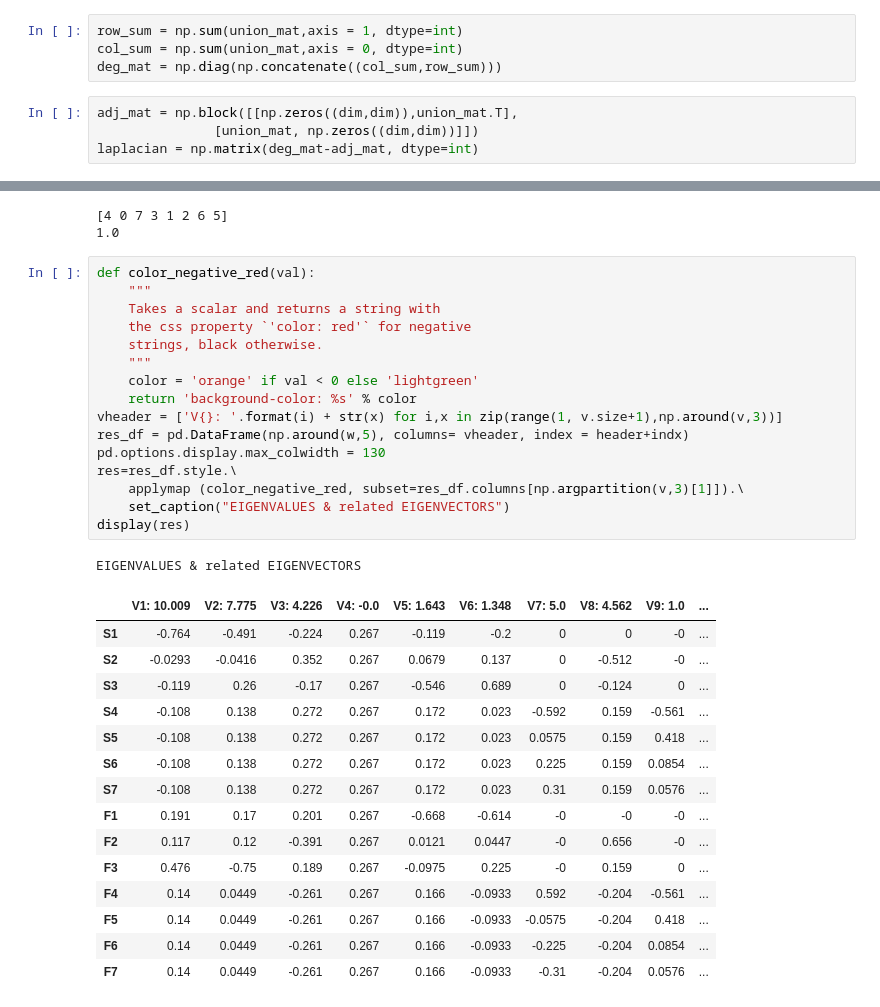
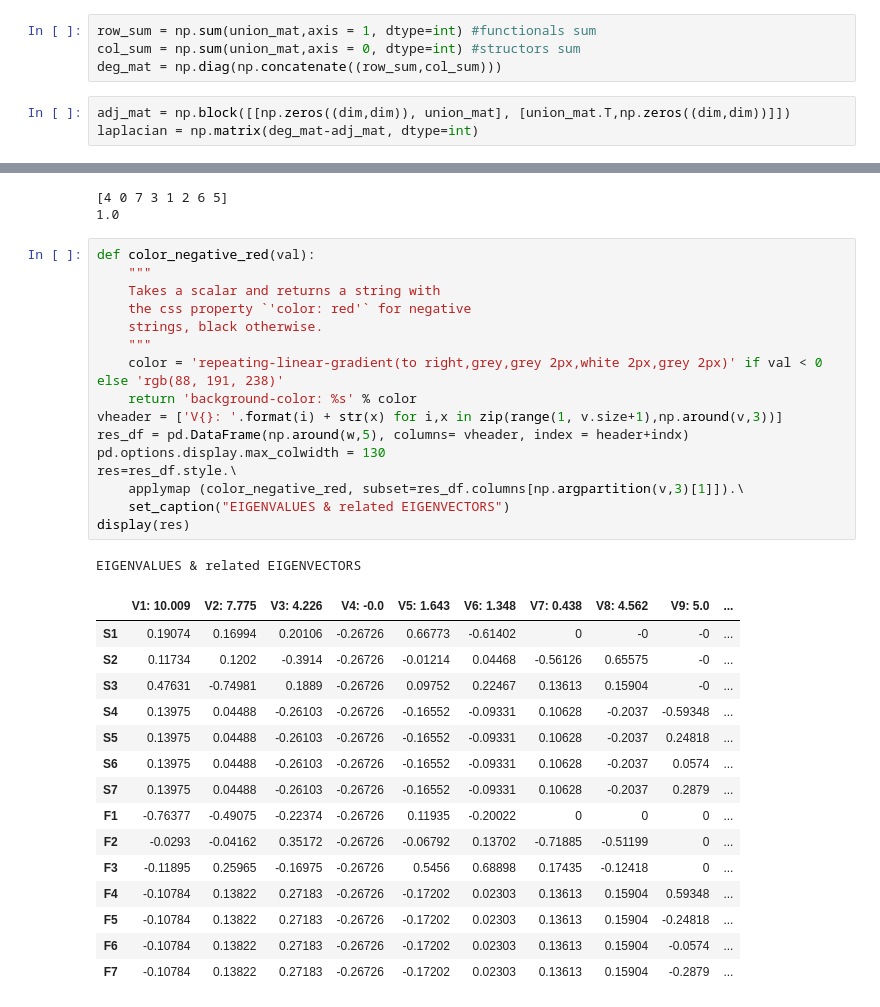
Before and after one commit to harella1/Modularity-Matrix, a Jupyter notebook: Provider Consumer modules - format.ipynb, the cells around one changed output, grey strips where cells are left out. Cells and saved outputs as stored; diff of their text form.

Commit message:
functionals first

```diff
--- a/Provider Consumer modules - format.ipynb
+++ b/Provider Consumer modules - format.ipynb
@@ -110,11 +110,10 @@ UNION
 #dim = int(math.sqrt(mat.size))    # Matrix Dimension dim from matrix mat
 #union_mat = np.reshape(mat, (dim, dim))  # reshape Matrix mat to square
 # %%
-row_sum = np.sum(union_mat,axis = 1, dtype=int)
-col_sum = np.sum(union_mat,axis = 0, dtype=int)
-deg_mat = np.diag(np.concatenate((col_sum,row_sum)))
+row_sum = np.sum(union_mat,axis = 1, dtype=int) #functionals sum
+col_sum = np.sum(union_mat,axis = 0, dtype=int) #structors sum
+deg_mat = np.diag(np.concatenate((row_sum,col_sum)))
 # %%
-adj_mat = np.block([[np.zeros((dim,dim)),union_mat.T],
-               [union_mat, np.zeros((dim,dim))]])
+adj_mat = np.block([[np.zeros((dim,dim)), union_mat], [union_mat.T,np.zeros((dim,dim))]])
 laplacian = np.matrix(deg_mat-adj_mat, dtype=int)
 # %%
@@ -210,33 +212,33 @@ print(A[idx[1]])
 # %%
 def color_negative_red(val):
     """
     Takes a scalar and returns a string with
     the css property `'color: red'` for negative
     strings, black otherwise.
     """
-    color = 'orange' if val < 0 else 'lightgreen'
+    color = 'repeating-linear-gradient(to right,grey,grey 2px,white 2px,grey 2px)' if val < 0 else 'rgb(88, 191, 238)'
     return 'background-color: %s' % color
 vheader = ['V{}: '.format(i) + str(x) for i,x in zip(range(1, v.size+1),np.around(v,3))]
 res_df = pd.DataFrame(np.around(w,5), columns= vheader, index = header+indx)
 pd.options.display.max_colwidth = 130
 res=res_df.style.\
     applymap (color_negative_red, subset=res_df.columns[np.argpartition(v,3)[1]]).\
     set_caption("EIGENVALUES & related EIGENVECTORS")
 display(res)
 # %% [output]
 EIGENVALUES & related EIGENVECTORS
-|  | V1: 10.009 | V2: 7.775 | V3: 4.226 | V4: -0.0 | V5: 1.643 | V6: 1.348 | V7: 5.0 | V8: 4.562 | V9: 1.0 | ... |
-| S1 | -0.764 | -0.491 | -0.224 | 0.267 | -0.119 | -0.2 | 0 | 0 | -0 | ... |
-| S2 | -0.0293 | -0.0416 | 0.352 | 0.267 | 0.0679 | 0.137 | 0 | -0.512 | -0 | ... |
-| S3 | -0.119 | 0.26 | -0.17 | 0.267 | -0.546 | 0.689 | 0 | -0.124 | 0 | ... |
-| S4 | -0.108 | 0.138 | 0.272 | 0.267 | 0.172 | 0.023 | -0.592 | 0.159 | -0.561 | ... |
-| S5 | -0.108 | 0.138 | 0.272 | 0.267 | 0.172 | 0.023 | 0.0575 | 0.159 | 0.418 | ... |
-| S6 | -0.108 | 0.138 | 0.272 | 0.267 | 0.172 | 0.023 | 0.225 | 0.159 | 0.0854 | ... |
-| S7 | -0.108 | 0.138 | 0.272 | 0.267 | 0.172 | 0.023 | 0.31 | 0.159 | 0.0576 | ... |
-| F1 | 0.191 | 0.17 | 0.201 | 0.267 | -0.668 | -0.614 | -0 | -0 | -0 | ... |
-| F2 | 0.117 | 0.12 | -0.391 | 0.267 | 0.0121 | 0.0447 | -0 | 0.656 | -0 | ... |
-| F3 | 0.476 | -0.75 | 0.189 | 0.267 | -0.0975 | 0.225 | -0 | 0.159 | 0 | ... |
-| F4 | 0.14 | 0.0449 | -0.261 | 0.267 | 0.166 | -0.0933 | 0.592 | -0.204 | -0.561 | ... |
-| F5 | 0.14 | 0.0449 | -0.261 | 0.267 | 0.166 | -0.0933 | -0.0575 | -0.204 | 0.418 | ... |
-| F6 | 0.14 | 0.0449 | -0.261 | 0.267 | 0.166 | -0.0933 | -0.225 | -0.204 | 0.0854 | ... |
-| F7 | 0.14 | 0.0449 | -0.261 | 0.267 | 0.166 | -0.0933 | -0.31 | -0.204 | 0.0576 | ... |
+|  | V1: 10.009 | V2: 7.775 | V3: 4.226 | V4: -0.0 | V5: 1.643 | V6: 1.348 | V7: 0.438 | V8: 4.562 | V9: 5.0 | ... |
+| S1 | 0.19074 | 0.16994 | 0.20106 | -0.26726 | 0.66773 | -0.61402 | 0 | -0 | -0 | ... |
+| S2 | 0.11734 | 0.1202 | -0.3914 | -0.26726 | -0.01214 | 0.04468 | -0.56126 | 0.65575 | -0 | ... |
+| S3 | 0.47631 | -0.74981 | 0.1889 | -0.26726 | 0.09752 | 0.22467 | 0.13613 | 0.15904 | -0 | ... |
+| S4 | 0.13975 | 0.04488 | -0.26103 | -0.26726 | -0.16552 | -0.09331 | 0.10628 | -0.2037 | -0.59348 | ... |
+| S5 | 0.13975 | 0.04488 | -0.26103 | -0.26726 | -0.16552 | -0.09331 | 0.10628 | -0.2037 | 0.24818 | ... |
+| S6 | 0.13975 | 0.04488 | -0.26103 | -0.26726 | -0.16552 | -0.09331 | 0.10628 | -0.2037 | 0.0574 | ... |
+| S7 | 0.13975 | 0.04488 | -0.26103 | -0.26726 | -0.16552 | -0.09331 | 0.10628 | -0.2037 | 0.2879 | ... |
+| F1 | -0.76377 | -0.49075 | -0.22374 | -0.26726 | 0.11935 | -0.20022 | 0 | 0 | 0 | ... |
+| F2 | -0.0293 | -0.04162 | 0.35172 | -0.26726 | -0.06792 | 0.13702 | -0.71885 | -0.51199 | 0 | ... |
+| F3 | -0.11895 | 0.25965 | -0.16975 | -0.26726 | 0.5456 | 0.68898 | 0.17435 | -0.12418 | 0 | ... |
+| F4 | -0.10784 | 0.13822 | 0.27183 | -0.26726 | -0.17202 | 0.02303 | 0.13613 | 0.15904 | 0.59348 | ... |
+| F5 | -0.10784 | 0.13822 | 0.27183 | -0.26726 | -0.17202 | 0.02303 | 0.13613 | 0.15904 | -0.24818 | ... |
+| F6 | -0.10784 | 0.13822 | 0.27183 | -0.26726 | -0.17202 | 0.02303 | 0.13613 | 0.15904 | -0.0574 | ... |
+| F7 | -0.10784 | 0.13822 | 0.27183 | -0.26726 | -0.17202 | 0.02303 | 0.13613 | 0.15904 | -0.2879 | ... |
```
Also changed, not shown: parts of 3 cells of this notebook, 4 other files.
